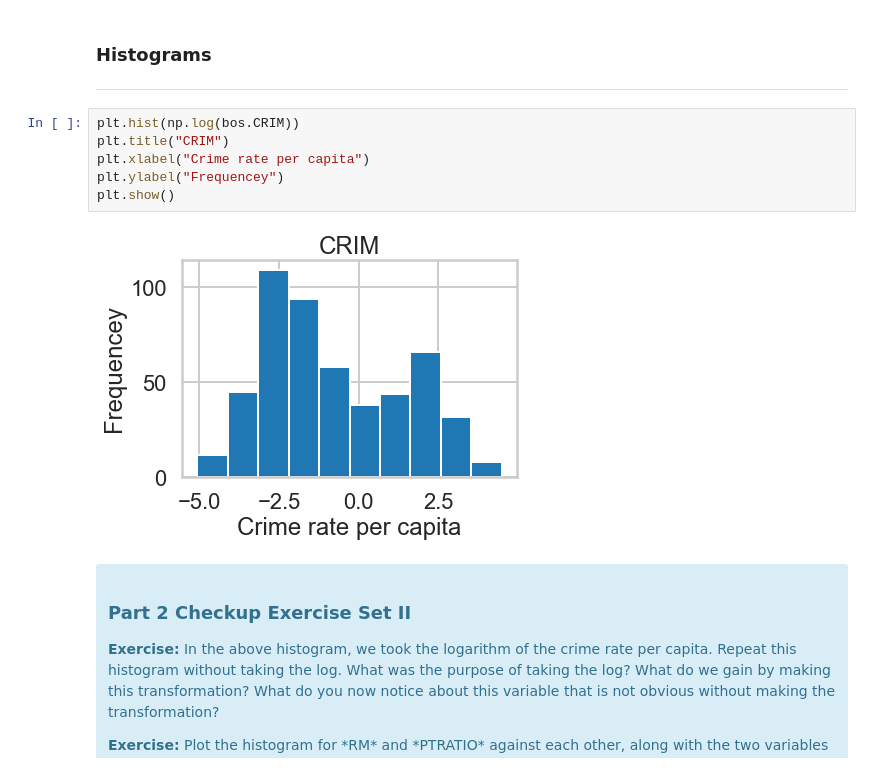
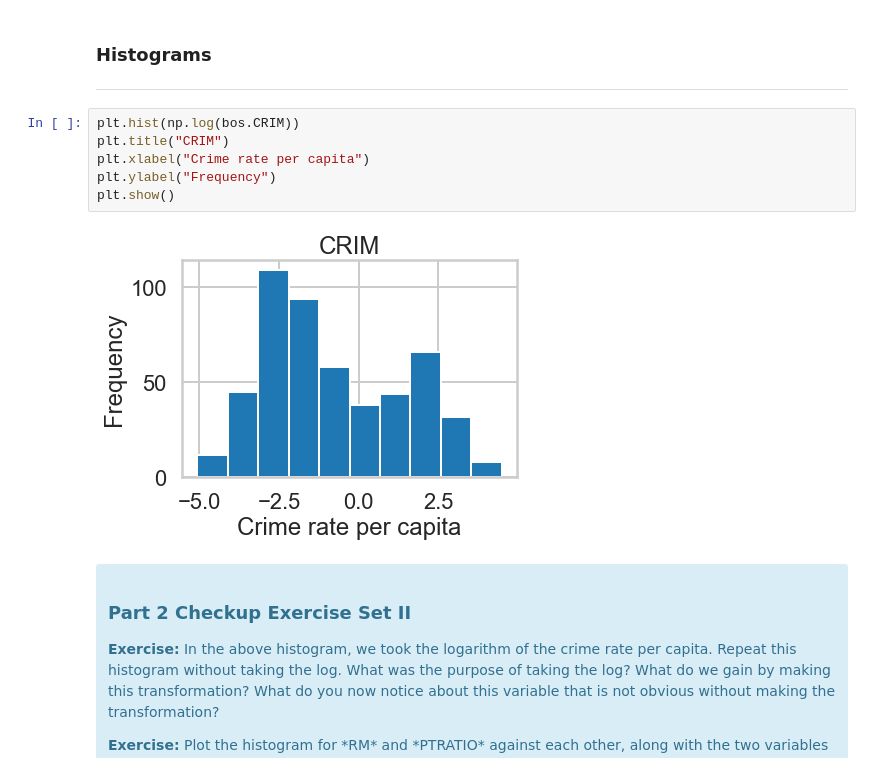
Before and after one commit to JoseMMontoro/springboard, a Jupyter notebook: mini_projects/linear_regression/Mini_Project_Linear_Regression.ipynb, the cells around one changed output. Drawn from its saved outputs; the diff is of its cells as text.

```diff
--- a/mini_projects/linear_regression/Mini_Project_Linear_Regression.ipynb
+++ b/mini_projects/linear_regression/Mini_Project_Linear_Regression.ipynb
@@ -344,11 +344,11 @@ sns.regplot(y="PRICE", x="RM", data=bos, fit_reg = True)
 # %%
 plt.hist(np.log(bos.CRIM))
 plt.title("CRIM")
 plt.xlabel("Crime rate per capita")
-plt.ylabel("Frequencey")
+plt.ylabel("Frequency")
 plt.show()
 # %% [output]
-[figure, old version]
+[figure, new version]
 # %% [markdown]
 <div class="span5 alert alert-info">
 <h3>Part 2 Checkup Exercise Set II</h3>
```
Also changed, not shown: parts of 4 cells of this notebook, 17 other files.
